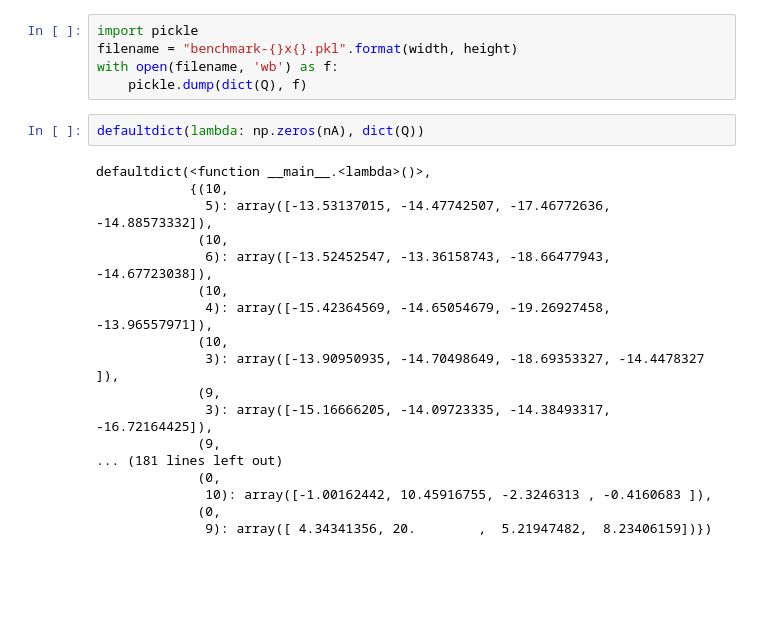
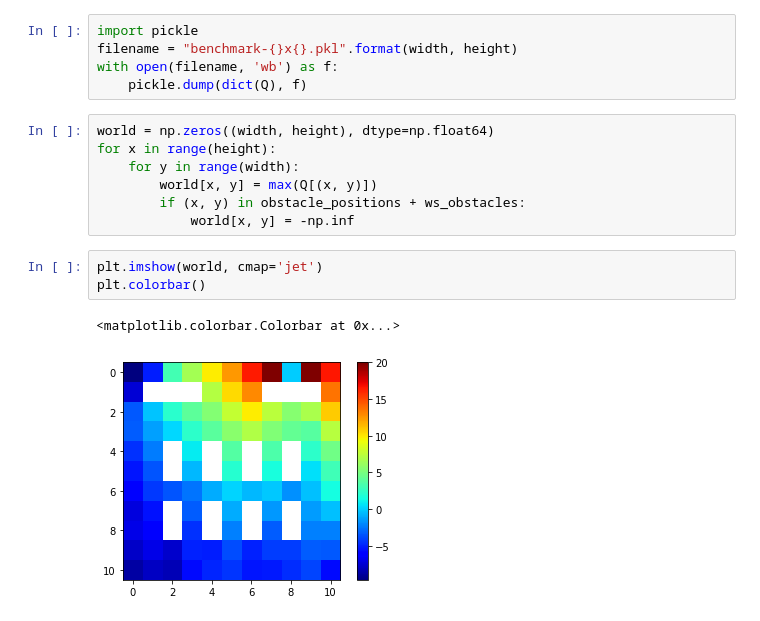
Before and after one commit to yoon-gu/maze-rl, a Jupyter notebook: Monte-Carlo-Policy-Iteration-with-BP.ipynb, the cells around one changed output. Saved outputs shown, nothing was run; the diff lists cells and outputs as text; blank space fills up the shorter version.

```diff
--- a/Monte-Carlo-Policy-Iteration-with-BP.ipynb
+++ b/Monte-Carlo-Policy-Iteration-with-BP.ipynb
@@ -187,23 +187,16 @@ import pickle
 filename = "benchmark-{}x{}.pkl".format(width, height)
 with open(filename, 'wb') as f:
     pickle.dump(dict(Q), f)
-# %%
-defaultdict(lambda: np.zeros(nA), dict(Q))
-# %% [output]
-defaultdict(<function __main__.<lambda>()>,
-            {(10,
-              5): array([-13.53137015, -14.47742507, -17.46772636, -14.88573332]),
-             (10,
-              6): array([-13.52452547, -13.36158743, -18.66477943, -14.67723038]),
-             (10,
-              4): array([-15.42364569, -14.65054679, -19.26927458, -13.96557971]),
-             (10,
-              3): array([-13.90950935, -14.70498649, -18.69353327, -14.4478327 ]),
-             (9,
-              3): array([-15.16666205, -14.09723335, -14.38493317, -16.72164425]),
-             (9,
-... (181 lines left out)
-             (0,
-              10): array([-1.00162442, 10.45916755, -2.3246313 , -0.4160683 ]),
-             (0,
-              9): array([ 4.34341356, 20.        ,  5.21947482,  8.23406159])})
+# %%
+world = np.zeros((width, height), dtype=np.float64)
+for x in range(height):
+    for y in range(width):
+        world[x, y] = max(Q[(x, y)])
+        if (x, y) in obstacle_positions + ws_obstacles:
+            world[x, y] = -np.inf
+# %%
+plt.imshow(world, cmap='jet')
+plt.colorbar()
+# %% [output]
+<matplotlib.colorbar.Colorbar at 0x...>
+[figure, added]
```
Also changed, not shown: parts of 10 cells of this notebook, 3 other files.
